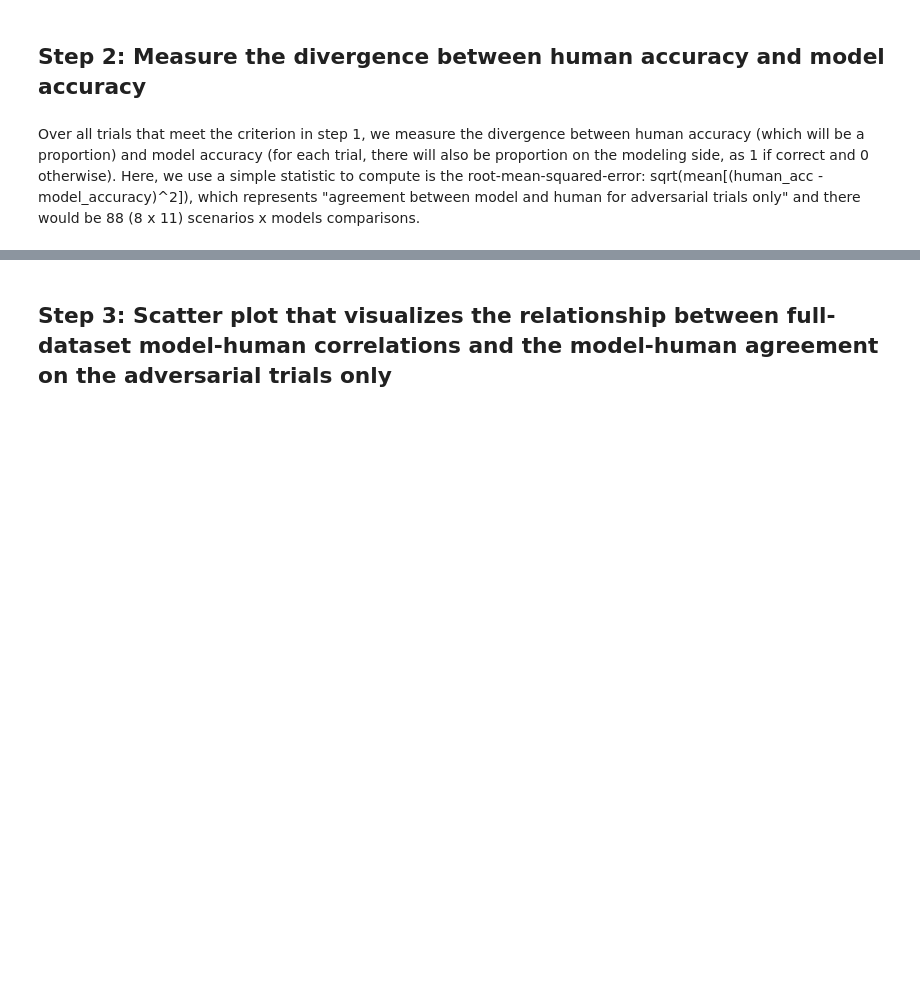
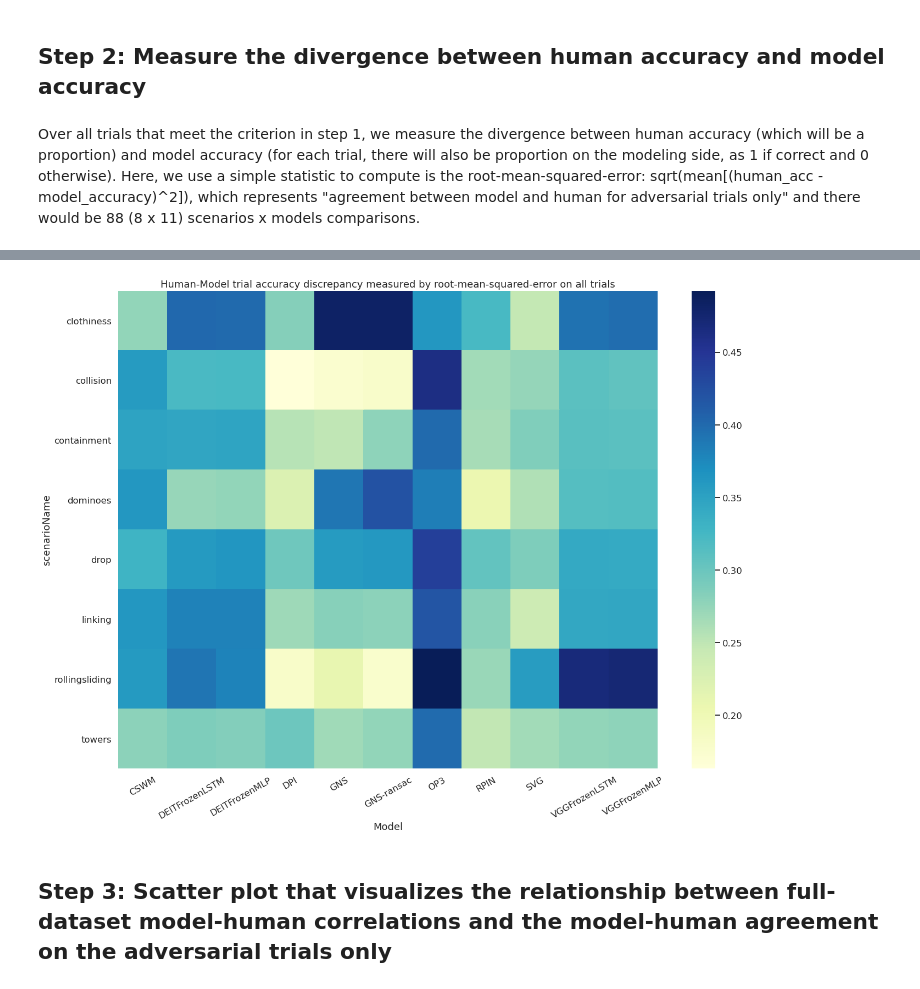
Before and after one commit to cogtoolslab/physics-benchmarking-neurips2021, a Jupyter notebook: analysis/analyze_human_model_behavior.ipynb, the cells around one changed output, grey strips where cells are left out. Saved outputs shown, nothing was run; the diff lists cells and outputs as text; code cells hidden in the pictures; blank space fills up the shorter version.

```diff
--- a/analysis/analyze_human_model_behavior.ipynb
+++ b/analysis/analyze_human_model_behavior.ipynb
@@ -416,0 +350,11 @@ plt.show()
+# %%
+HM_disc_all = MD_accu.merge(correctness.reset_index(), how='inner', left_on=['Canon Stimulus Name','Readout Train Data'], right_on = ['stim_ID','scenarioName'], suffixes=('_model', '_human'))
+HM_disc_all['diff'] = HM_disc_all['correct_model'] - HM_disc_all['correct_human']
+HM_disc_all['root_sq'] = HM_disc_all['diff']**2
+HM_scenario_all = HM_disc_all.groupby(['stim_ID','Model']).first()['scenarioName']
+HM_disc_all = HM_disc_all.groupby(['stim_ID','Model']).agg({'root_sq':np.mean})
+
+HM_disc_all = HM_disc_all.join(HM_scenario_all)
+HM_disc_all['rmse'] = np.sqrt(HM_disc_all['root_sq'])
+HM_disc_all = HM_disc_all.groupby(['scenarioName','Model']).agg({'rmse':np.mean})
+HM_disc_all
@@ -416,0 +376,5 @@ plt.show()
+# %%
+# create a pivot table for heat map
+HM_disc_all = pd.pivot_table(HM_disc_all.reset_index(), index=['scenarioName'], columns=['Model'], values=['rmse'])
+HM_disc_all.columns = HM_disc_all.columns.droplevel(0)
+HM_disc_all
@@ -417,3 +392,12 @@ plt.show()
+# %%
+# plot the heat map
+figure, ax = plt.subplots(figsize=(22,16))
+ax = sns.heatmap(HM_disc_all, cmap="YlGnBu").set_title("Human-Model trial accuracy discrepancy measured by root-mean-squared-error on all trials")
+plt.xticks(rotation=30)
+plt.yticks(rotation=0)
+plt.show()
+# %% [output]
+[figure, added]
 # %% [markdown]
 ## Step 3: Scatter plot that visualizes the relationship between full-dataset model-human correlations and the model-human agreement on the adversarial trials only
 # %% [markdown]
```
Also changed, not shown: parts of 20 cells of this notebook.
